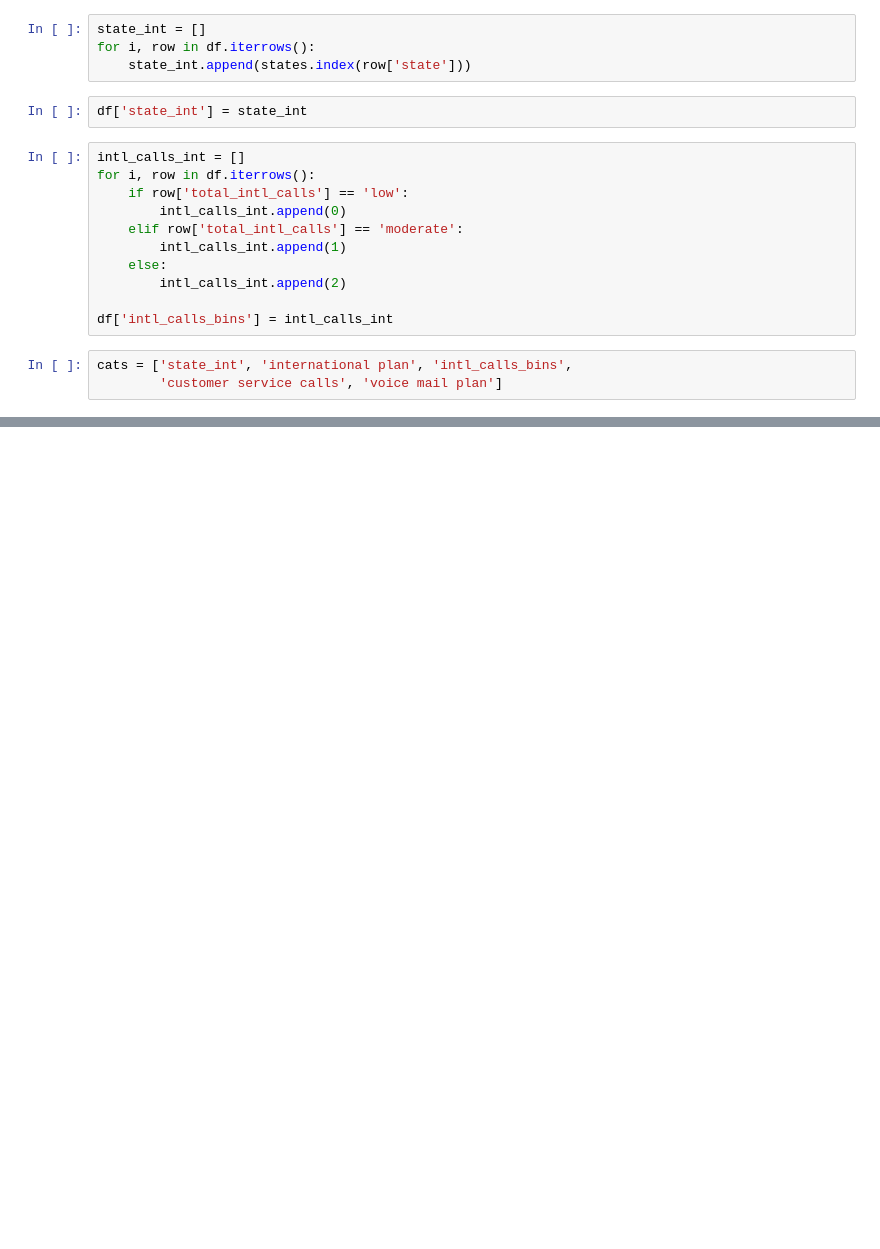
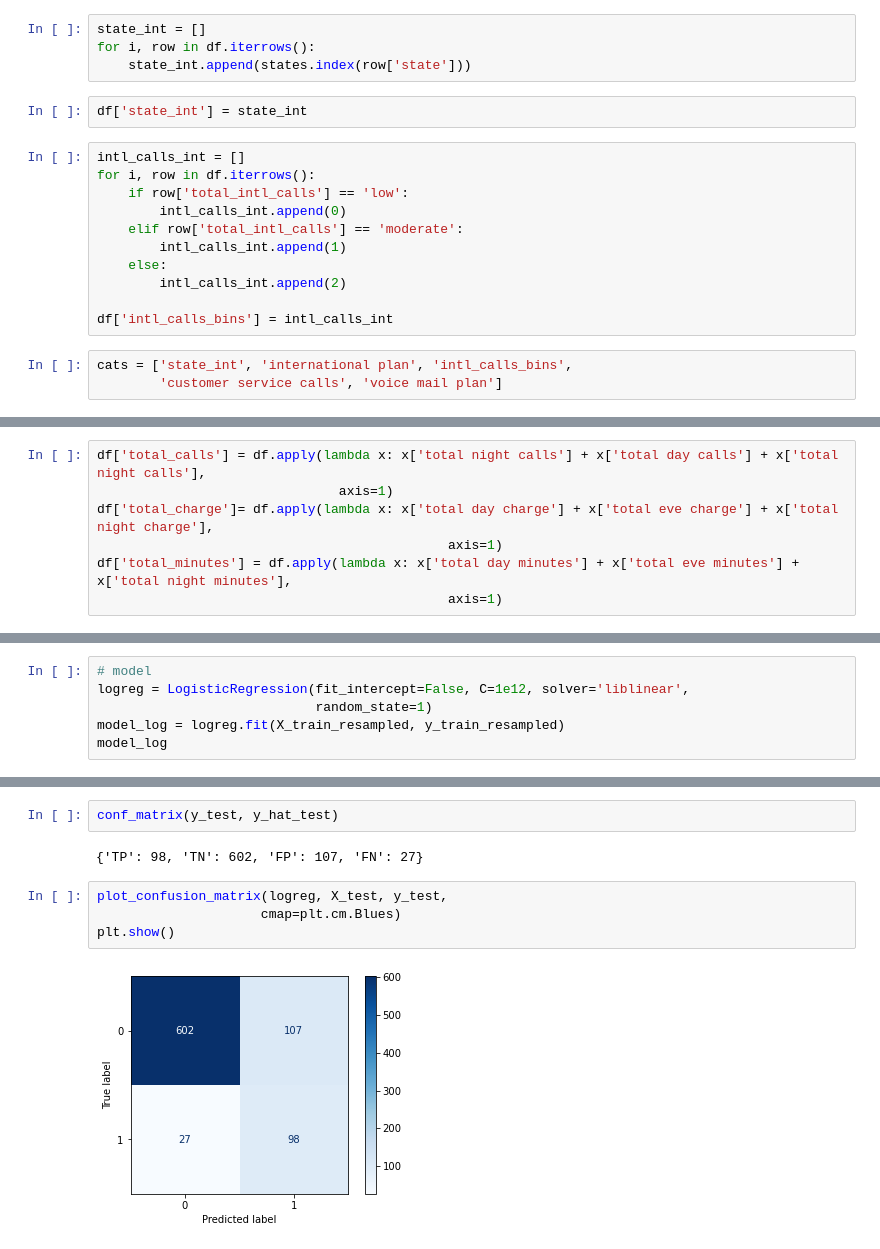
Before and after one commit to samoliver3/dsc-phase-3-project, a Jupyter notebook: notebooks/modeling.ipynb, the cells around one changed output, grey strips where cells are left out. Drawn from its saved outputs; the diff is of its cells as text; blank space fills up the shorter version.

```diff
--- a/notebooks/modeling.ipynb
+++ b/notebooks/modeling.ipynb
@@ -237,0 +199,7 @@ def plot_feature_importances(model):
+# %%
+df['total_calls'] = df.apply(lambda x: x['total night calls'] + x['total day calls'] + x['total night calls'],
+                               axis=1)
+df['total_charge']= df.apply(lambda x: x['total day charge'] + x['total eve charge'] + x['total night charge'],
+                                             axis=1)
+df['total_minutes'] = df.apply(lambda x: x['total day minutes'] + x['total eve minutes'] + x['total night minutes'],
+                                             axis=1)
@@ -237,0 +304,6 @@ def plot_feature_importances(model):
+# %%
+# model
+logreg = LogisticRegression(fit_intercept=False, C=1e12, solver='liblinear',
+                            random_state=1)
+model_log = logreg.fit(X_train_resampled, y_train_resampled)
+model_log
@@ -237,0 +378,10 @@ def plot_feature_importances(model):
+# %%
+conf_matrix(y_test, y_hat_test)
+# %% [output]
+{'TP': 98, 'TN': 602, 'FP': 107, 'FN': 27}
+# %%
+plot_confusion_matrix(logreg, X_test, y_test,
+                     cmap=plt.cm.Blues)
+plt.show()
+# %% [output]
+[figure, added]
```
Also changed, not shown: parts of 84 cells of this notebook.
